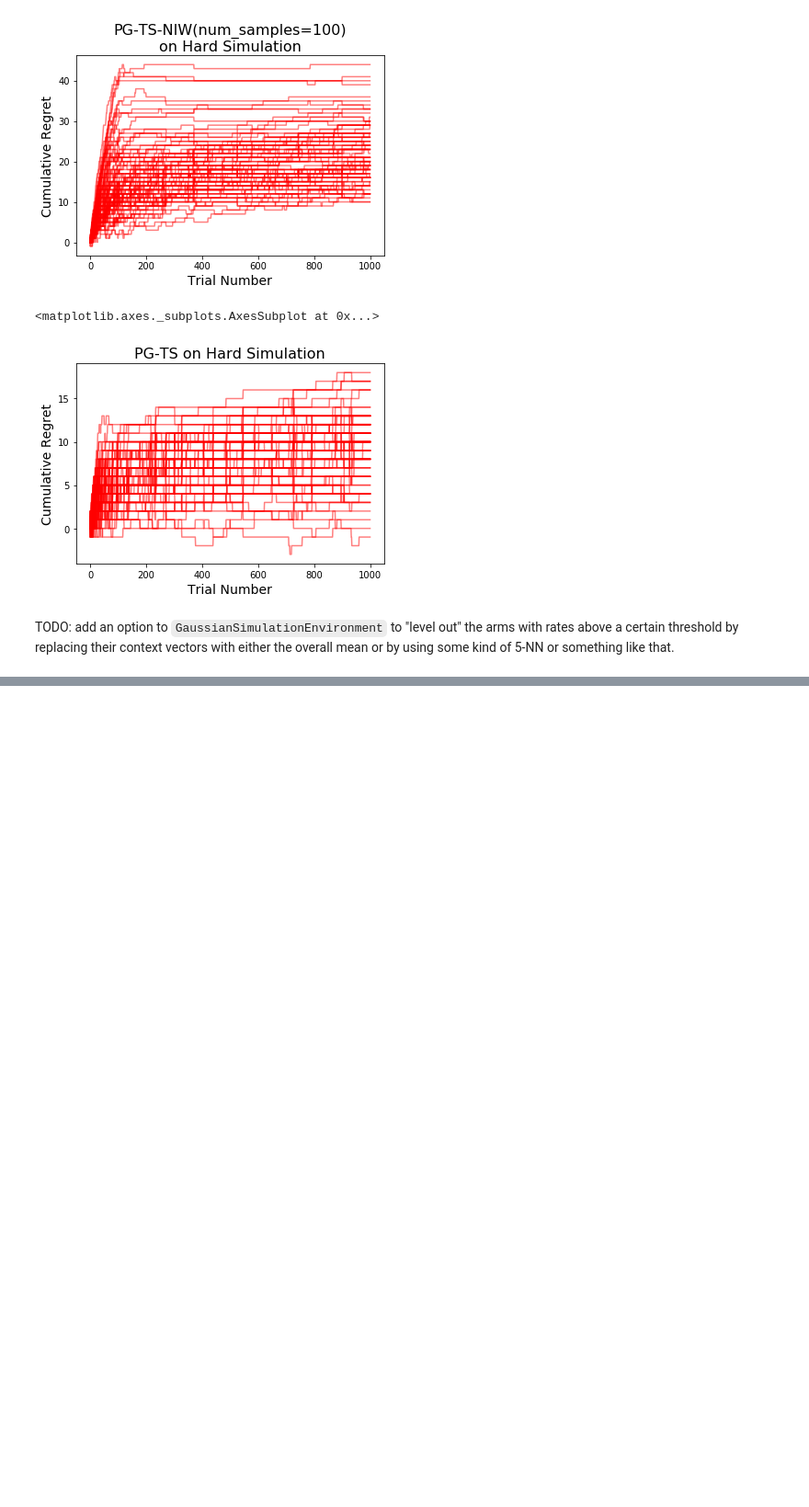
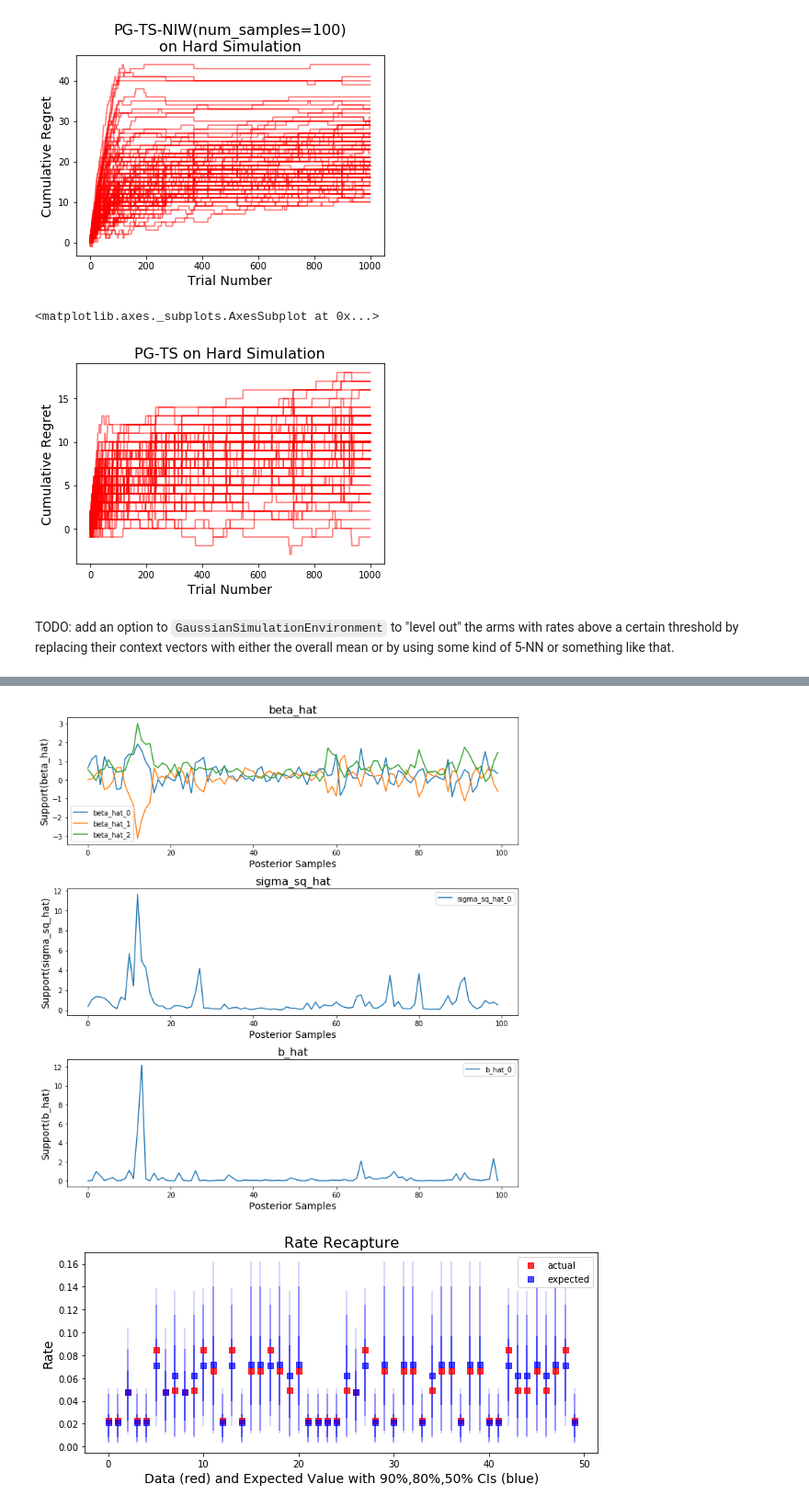
Before and after one commit to banditry/banditry, a Jupyter notebook: notebooks/pg-ts-extensions.ipynb, the cells around one changed output, grey strips where cells are left out. Shown at 92% size. Cells and saved outputs as stored; diff of their text form; code cells hidden in the pictures; blank space fills up the shorter version.

Commit message:
Completed IGG prior distribution and LogisticRegression model that uses it.

```diff
--- a/notebooks/pg-ts-extensions.ipynb
+++ b/notebooks/pg-ts-extensions.ipynb
@@ -352,0 +519,6 @@ TODO: add an option to `GaussianSimulationEnvironment` to "level out" the arms w
+# %%
+true_effects, rates, design_matrix, ys = simulate_gaussian_data()
+num_predictors = design_matrix.shape[1]
+model = LogisticRegressionIGG(
+    num_samples=150, num_burnin=50)
+model.fit(design_matrix, ys)
@@ -352,0 +533,5 @@ TODO: add an option to `GaussianSimulationEnvironment` to "level out" the arms w
+# %%
+ModelValidator(model).validate(design_matrix, ys, rates)
+# %% [output]
+[figure, added]
+[figure, added]
```
Also changed, not shown: parts of 18 cells of this notebook, 4 other files.
